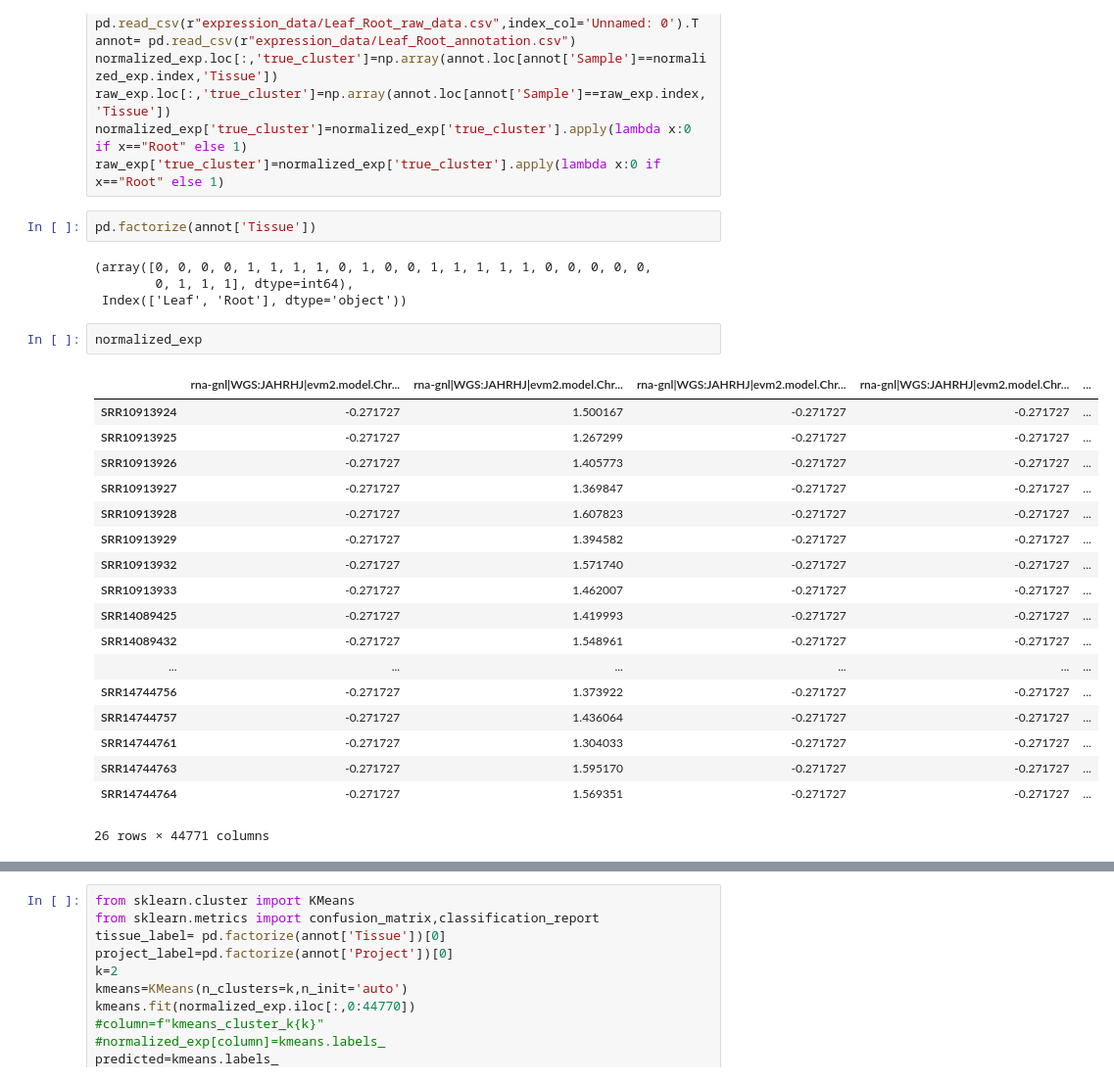
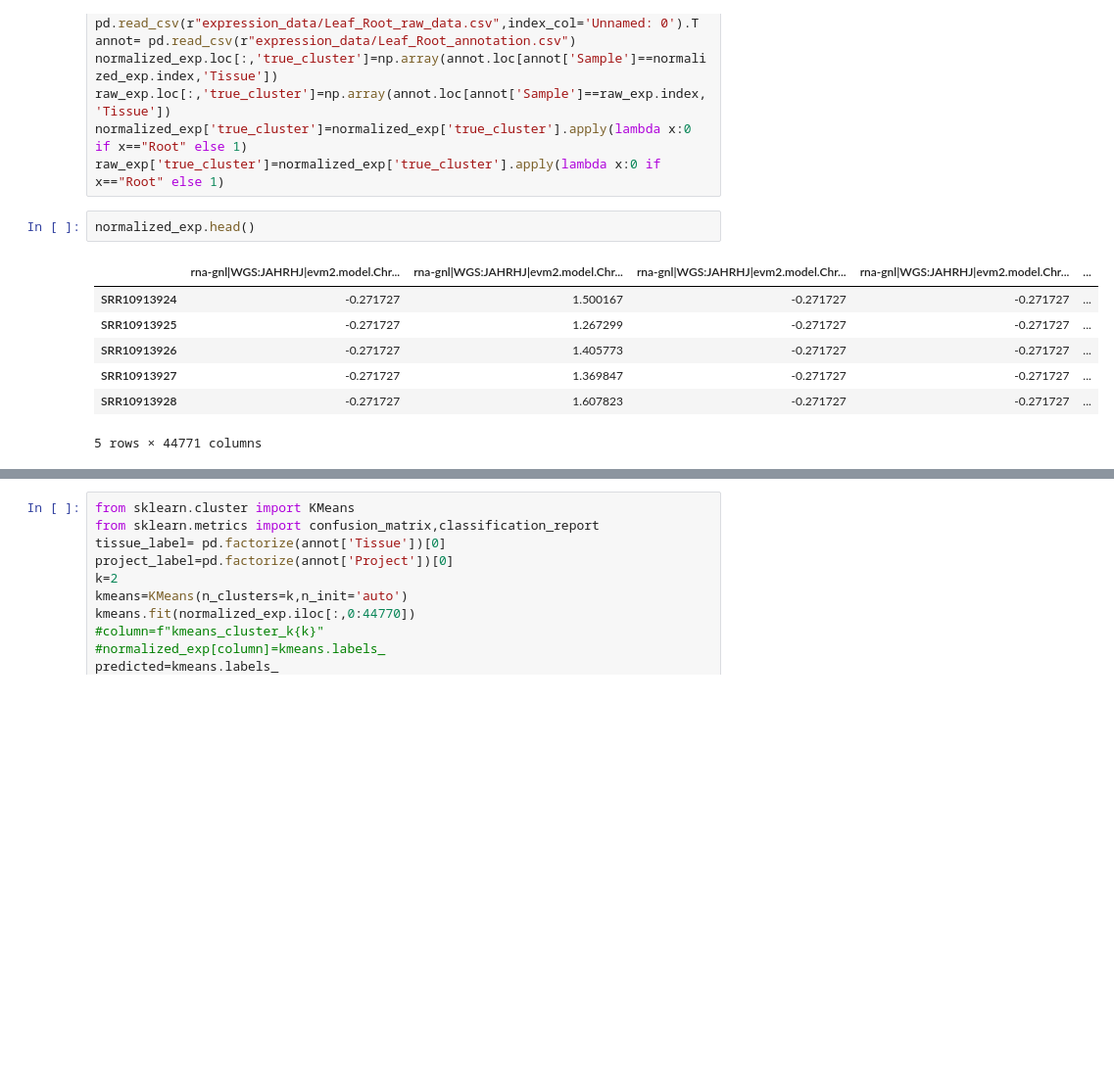
Before and after one commit to sadegh-rizi/ML-HWs, a Jupyter notebook: HW2/Q3-PCA_clustering_expression.ipynb, the cells around one changed output, grey strips where cells are left out. Shown at 98% size. Cells and saved outputs as stored; diff of their text form; blank space fills up the shorter version.

```diff
--- a/HW2/Q3-PCA_clustering_expression.ipynb
+++ b/HW2/Q3-PCA_clustering_expression.ipynb
@@ -11,30 +11,13 @@ normalized_exp.loc[:,'true_cluster']=np.array(annot.loc[annot['Sample']==normali
 raw_exp.loc[:,'true_cluster']=np.array(annot.loc[annot['Sample']==raw_exp.index,'Tissue'])
 normalized_exp['true_cluster']=normalized_exp['true_cluster'].apply(lambda x:0 if x=="Root" else 1)
 raw_exp['true_cluster']=normalized_exp['true_cluster'].apply(lambda x:0 if x=="Root" else 1)
-# %%
-pd.factorize(annot['Tissue'])
-# %% [output]
-(array([0, 0, 0, 0, 1, 1, 1, 1, 0, 1, 0, 0, 1, 1, 1, 1, 1, 0, 0, 0, 0, 0,
-        0, 1, 1, 1], dtype=int64),
- Index(['Leaf', 'Root'], dtype='object'))
 # %%
-normalized_exp
+normalized_exp.head()
 # %% [output]
 |  | rna-gnl|WGS:JAHRHJ|evm2.model.Chr... | rna-gnl|WGS:JAHRHJ|evm2.model.Chr... | rna-gnl|WGS:JAHRHJ|evm2.model.Chr... | rna-gnl|WGS:JAHRHJ|evm2.model.Chr... | ... |
 | SRR10913924 | -0.271727 | 1.500167 | -0.271727 | -0.271727 | ... |
 | SRR10913925 | -0.271727 | 1.267299 | -0.271727 | -0.271727 | ... |
 | SRR10913926 | -0.271727 | 1.405773 | -0.271727 | -0.271727 | ... |
 | SRR10913927 | -0.271727 | 1.369847 | -0.271727 | -0.271727 | ... |
 | SRR10913928 | -0.271727 | 1.607823 | -0.271727 | -0.271727 | ... |
-| SRR10913929 | -0.271727 | 1.394582 | -0.271727 | -0.271727 | ... |
-| SRR10913932 | -0.271727 | 1.571740 | -0.271727 | -0.271727 | ... |
-| SRR10913933 | -0.271727 | 1.462007 | -0.271727 | -0.271727 | ... |
-| SRR14089425 | -0.271727 | 1.419993 | -0.271727 | -0.271727 | ... |
-| SRR14089432 | -0.271727 | 1.548961 | -0.271727 | -0.271727 | ... |
-| ... | ... | ... | ... | ... | ... |
-| SRR14744756 | -0.271727 | 1.373922 | -0.271727 | -0.271727 | ... |
-| SRR14744757 | -0.271727 | 1.436064 | -0.271727 | -0.271727 | ... |
-| SRR14744761 | -0.271727 | 1.304033 | -0.271727 | -0.271727 | ... |
-| SRR14744763 | -0.271727 | 1.595170 | -0.271727 | -0.271727 | ... |
-| SRR14744764 | -0.271727 | 1.569351 | -0.271727 | -0.271727 | ... |
-26 rows × 44771 columns
+5 rows × 44771 columns
```
Also changed, not shown: parts of 28 cells of this notebook, 2 other files.
